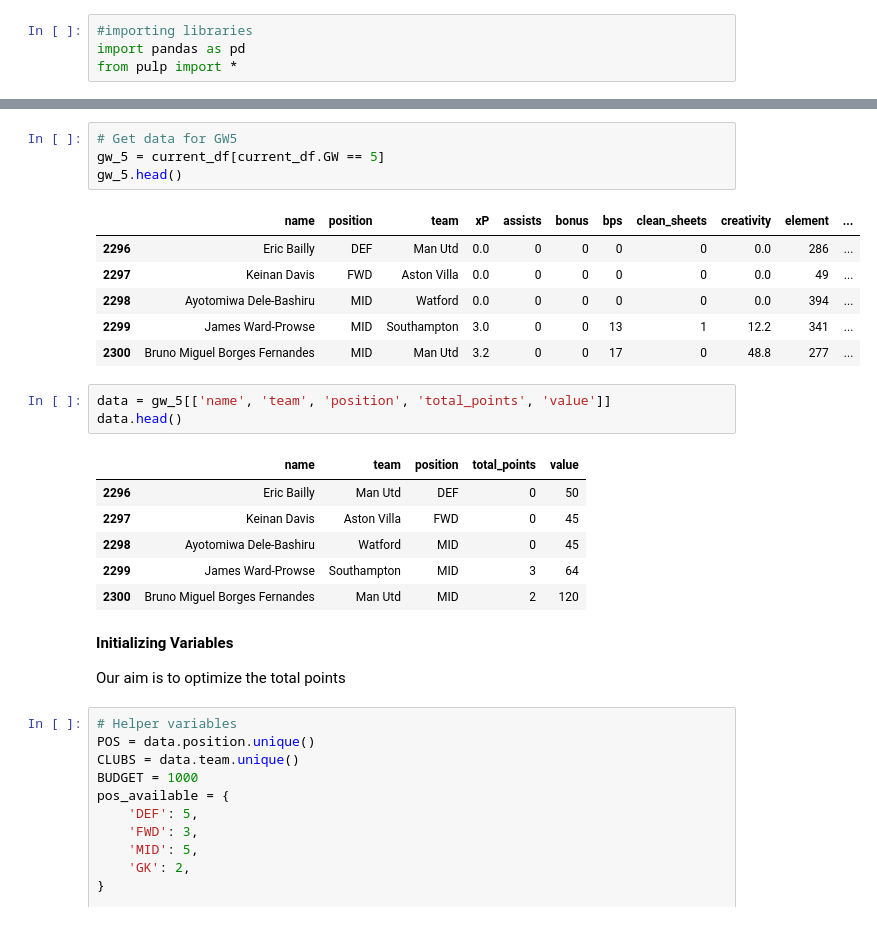
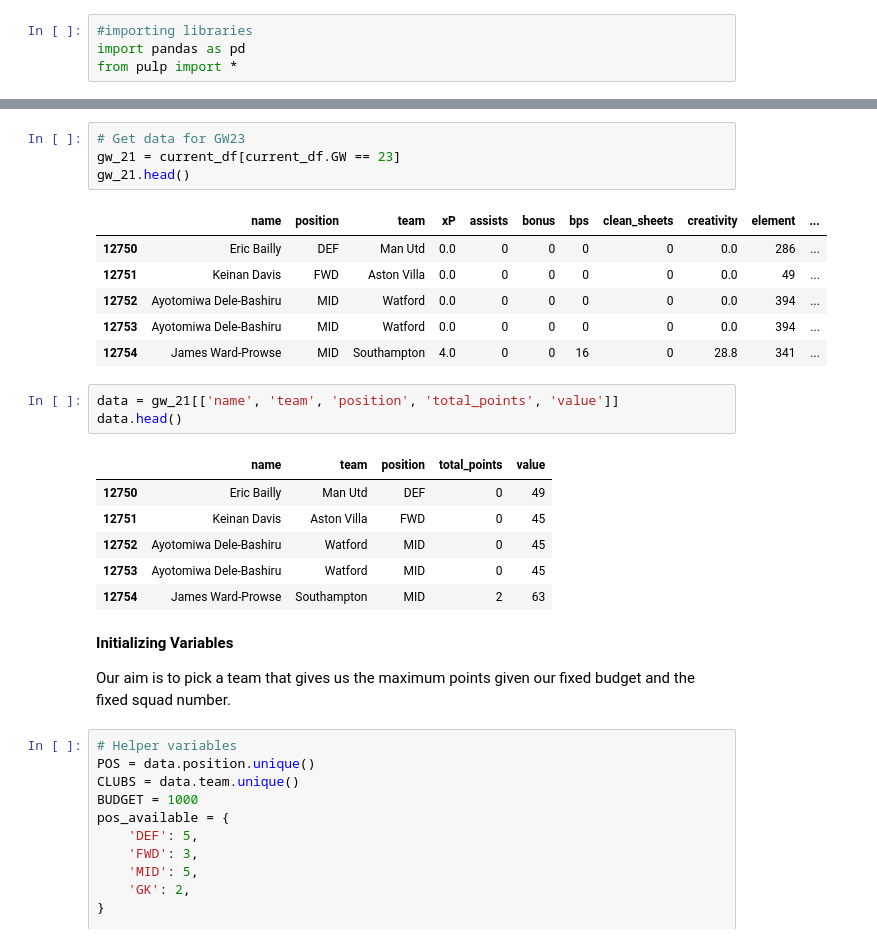
Before and after one commit to JoshuaOmondi/COVID-19, a Jupyter notebook: FPL_Team.ipynb, the cells around one changed output, grey strips where cells are left out. Drawn from its saved outputs; the diff is of its cells as text.

```diff
--- a/FPL_Team.ipynb
+++ b/FPL_Team.ipynb
@@ -49,28 +59,28 @@ current_df.tail()
 # %%
-# Get data for GW5
-gw_5 = current_df[current_df.GW == 5]
-gw_5.head()
+# Get data for GW23
+gw_21 = current_df[current_df.GW == 23]
+gw_21.head()
 # %% [output]
 |  | name | position | team | xP | assists | bonus | bps | clean_sheets | creativity | element | ... |
-| 2296 | Eric Bailly | DEF | Man Utd | 0.0 | 0 | 0 | 0 | 0 | 0.0 | 286 | ... |
-| 2297 | Keinan Davis | FWD | Aston Villa | 0.0 | 0 | 0 | 0 | 0 | 0.0 | 49 | ... |
-| 2298 | Ayotomiwa Dele-Bashiru | MID | Watford | 0.0 | 0 | 0 | 0 | 0 | 0.0 | 394 | ... |
-| 2299 | James Ward-Prowse | MID | Southampton | 3.0 | 0 | 0 | 13 | 1 | 12.2 | 341 | ... |
-| 2300 | Bruno Miguel Borges Fernandes | MID | Man Utd | 3.2 | 0 | 0 | 17 | 0 | 48.8 | 277 | ... |
+| 12750 | Eric Bailly | DEF | Man Utd | 0.0 | 0 | 0 | 0 | 0 | 0.0 | 286 | ... |
+| 12751 | Keinan Davis | FWD | Aston Villa | 0.0 | 0 | 0 | 0 | 0 | 0.0 | 49 | ... |
+| 12752 | Ayotomiwa Dele-Bashiru | MID | Watford | 0.0 | 0 | 0 | 0 | 0 | 0.0 | 394 | ... |
+| 12753 | Ayotomiwa Dele-Bashiru | MID | Watford | 0.0 | 0 | 0 | 0 | 0 | 0.0 | 394 | ... |
+| 12754 | James Ward-Prowse | MID | Southampton | 4.0 | 0 | 0 | 16 | 0 | 28.8 | 341 | ... |
 # %%
-data = gw_5[['name', 'team', 'position', 'total_points', 'value']]
+data = gw_21[['name', 'team', 'position', 'total_points', 'value']]
 data.head()
 # %% [output]
 |  | name | team | position | total_points | value |
-| 2296 | Eric Bailly | Man Utd | DEF | 0 | 50 |
-| 2297 | Keinan Davis | Aston Villa | FWD | 0 | 45 |
-| 2298 | Ayotomiwa Dele-Bashiru | Watford | MID | 0 | 45 |
-| 2299 | James Ward-Prowse | Southampton | MID | 3 | 64 |
-| 2300 | Bruno Miguel Borges Fernandes | Man Utd | MID | 2 | 120 |
+| 12750 | Eric Bailly | Man Utd | DEF | 0 | 49 |
+| 12751 | Keinan Davis | Aston Villa | FWD | 0 | 45 |
+| 12752 | Ayotomiwa Dele-Bashiru | Watford | MID | 0 | 45 |
+| 12753 | Ayotomiwa Dele-Bashiru | Watford | MID | 0 | 45 |
+| 12754 | James Ward-Prowse | Southampton | MID | 2 | 63 |
 # %% [markdown]
 **Initializing Variables**
 
-Our aim is to optimize the total points
+Our aim is to pick a team that gives us the maximum points given our fixed budget and the fixed squad number.
 # %%
 # Helper variables
 POS = data.position.unique()
```
Also changed, not shown: parts of 11 cells of this notebook.
